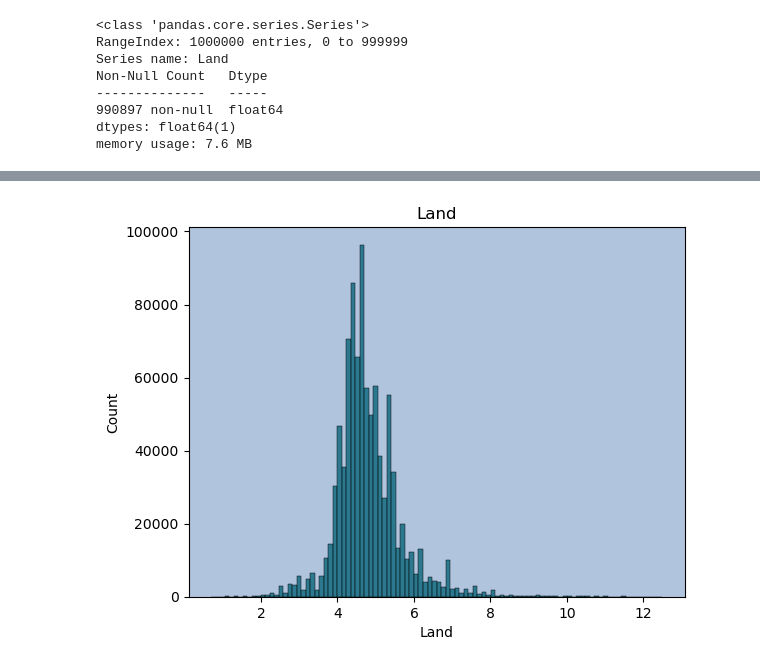
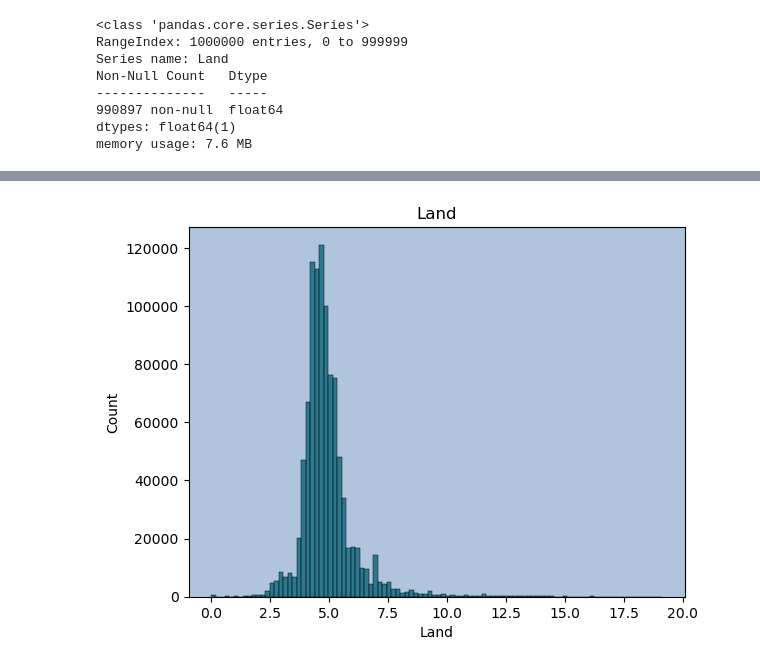
Before and after one commit to AlirezaMojtabavi/Real-estate_PricePrediction, a Jupyter notebook: notebooks/exploration/Land_improvements_columns.ipynb, the cells around one changed output, grey strips where cells are left out. Cells and saved outputs as stored; diff of their text form; code cells hidden in the pictures.

Commit message:
Finalize land and improvements notebook

```diff
--- a/notebooks/exploration/Land_improvements_columns.ipynb
+++ b/notebooks/exploration/Land_improvements_columns.ipynb
@@ -1002,6 +999,7 @@ Non-Null Count   Dtype
 dtypes: float64(1)
 memory usage: 7.6 MB
 # %%
+df_subset.loc[df_subset["Improvements"].isna(), "Improvements"] = 0
 df_subset["Improvements"].info()
 # %% [output]
 <class 'pandas.core.series.Series'>
@@ -1020,13 +1015,0 @@ pd.DataFrame.to_csv(df_subset.Improvements, "E:\\AI_Quera\\Real-estate_PricePred
-# %%
-df_subset.Land = np.log(df_subset.Land)
-for clmn in df_subset.cat3_slug.unique():
-    mask = (df_subset.cat3_slug == clmn)
-    Q3 = df_subset.loc[mask, "Land"].quantile(0.75)
-    Q1 = df_subset.loc[mask, "Land"].quantile(0.25)
-    IQR_n = Q3 - Q1
-    tr_max = Q3 + 1.5 * IQR_n
-    tr_min = Q1 - 1.5 * IQR_n
-    df_subset.loc[mask & (df_subset["Land"] > tr_max), "Land"] = tr_max
-    df_subset.loc[mask & (df_subset["Land"] < tr_min), "Land"] = tr_min
-
-df_subset.Land = np.exp(df_subset.Land)
@@ -1091,0 +1016,11 @@ test_clean.describe()
+# %%
+df_subset["Land"] = pd.read_csv("E:\\AI_Quera\\Real-estate_PricePrediction\\processed data\\Land_v2.csv")["Land"]
+df_subset["Improvements"] = pd.read_csv("E:\\AI_Quera\\Real-estate_PricePrediction\\processed data\\Improvements_v2.csv")["Improvements"]
+# %%
+cols_to_concat = ["Unnamed: 0", "cat3_slug", "Land", "Improvements"]
+
+df_land_imp = df_subset[cols_to_concat].copy()
+
+df_land_imp.to_csv("E:\\AI_Quera\\Real-estate_PricePrediction\\processed data\\Land_Improvements.csv", index=False)
+
+df_land_imp.info()
@@ -1092,6 +1051,6 @@ test_clean.describe()
 # %%
 plt.title("Land")
-sns.histplot(np.log(test_clean.Land), color="#005f73", bins=100)
+sns.histplot(np.log(df_land_imp.Land), color="#005f73", bins=100)
 plt.gca().set_facecolor("lightsteelblue")
 # %% [output]
-[figure, old version]
+[figure, new version]
```
Also changed, not shown: parts of 15 cells of this notebook.
